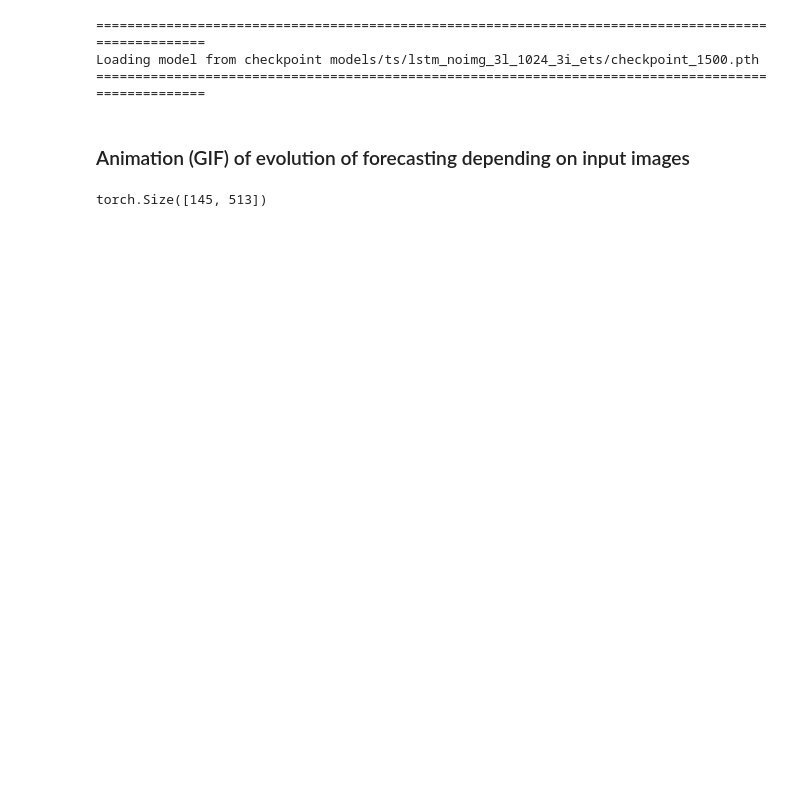
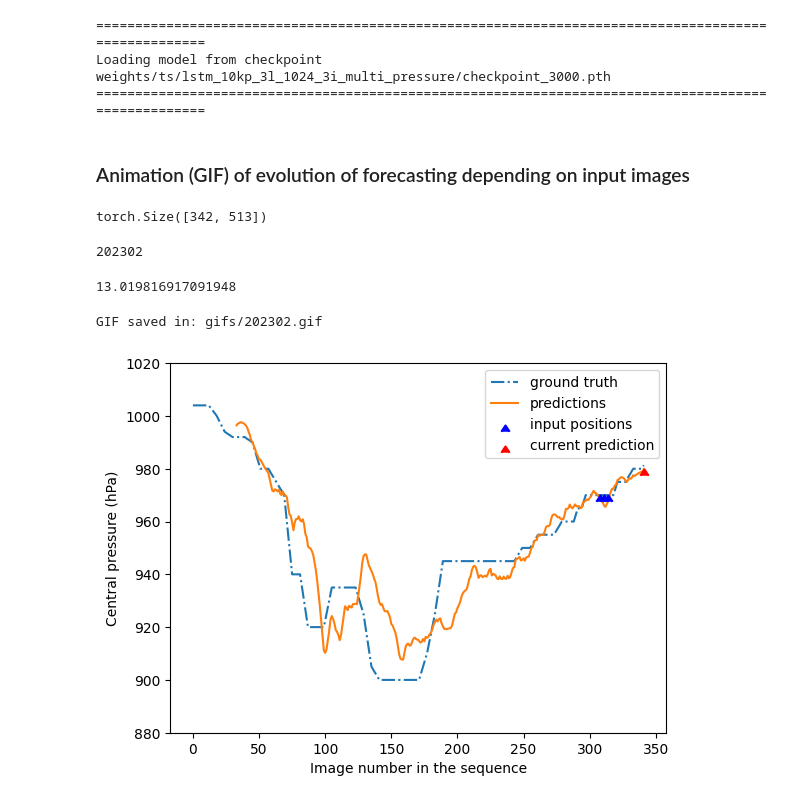
Before and after one commit to gafaua/typhoon-latent-forecast, a Jupyter notebook: tests.ipynb, the cells around one changed output. Saved outputs shown, nothing was run; the diff lists cells and outputs as text; code cells hidden in the pictures; blank space fills up the shorter version.

```diff
--- a/tests.ipynb
+++ b/tests.ipynb
@@ -81,14 +79,14 @@ model = LSTM(
     output_size=test_loader.dataset.dataset.num_preds
 )
 
-model = _load_checkpoint(model, "models/ts/lstm_10kp_3l_1024_3i_multi_pressure/checkpoint_3000.pth")
+model = _load_checkpoint(model, "weights/ts/lstm_10kp_3l_1024_3i_multi_pressure/checkpoint_3000.pth")
 model = model.eval()
 
 device = "cuda:0"
 model = model.to(device)
 # %% [output]
 ====================================================================================================
-Loading model from checkpoint models/ts/lstm_noimg_3l_1024_3i_ets/checkpoint_1500.pth
+Loading model from checkpoint weights/ts/lstm_10kp_3l_1024_3i_multi_pressure/checkpoint_3000.pth
 ====================================================================================================
 # %%
 loader=iter(test_loader)
@@ -145,16 +143,17 @@ def smooth_ema(predictions, alpha=0.9):
 # %%
 # Select which sequence to fetch to create output animation
 
-labels, seq_id = dataset.get_sequence("201719")
+labels, seq_id = dataset.get_sequence("202302")
 
 print(labels.shape)
 # %% [output]
-torch.Size([145, 513])
+torch.Size([342, 513])
 # %%
 from matplotlib import pyplot as plt
 from PIL import Image, ImageDraw, ImageFont, ImageOps
 from sklearn.metrics import root_mean_squared_error
 from tqdm import tqdm
+from os import makedirs
 
 
 def get_concat_h(im1, im2):
@@ -172,11 +171,11 @@ def get_plot(x, gt, preds, i):
     plt.plot(x, preds, label="predictions", zorder=5)
 
     # Hightlight inputs
-    #plt.scatter(x[dataset.slice_inputs(i)], [885]*3, marker=6, color="b", label="input positions", zorder=10)
+    plt.scatter(x[dataset.slice_inputs(i)], gt[dataset.slice_inputs(i)], marker=6, color="b", label="input positions", zorder=10)
     # Hightlight prediction
     plt.scatter(x[i+33], preds[i+33], marker=6, color="r", label="current prediction", zorder=10)
 
-    #plt.ylim(880, 1020)
+    plt.ylim(880, 1020)
     plt.xlabel("Image number in the sequence")
     plt.ylabel("Central pressure (hPa)")
     plt.legend()
@@ -187,7 +186,7 @@ def get_plot(x, gt, preds, i):
 
 
 # images, labels, seq_id = next(loader)[0]
-labels, seq_id = next(loader)[0]
+# labels, seq_id = next(loader)[0]
 print(seq_id)
 data = []
 
@@ -224,33 +223,40 @@ for i in range(len(triggers)):
     draw.text((453, 199), "t",fill="red", font=font)
 
     gif.append(im)
 
 
 preds, gt = zip(*data)
 preds = smooth_ema(preds, 0.5)
 #gt = (torch.Tensor(gt) == 6).float()
 #print(f1_score(gt, np.round(preds)))
 rmse = root_mean_squared_error(gt, preds)
 print(rmse)
 
 preds = [None]*pred_window + list(preds)
 
 if "grade" in labels_:
     gt = (labels[:pred_window, test_loader.dataset.dataset.y]==6).float().squeeze().tolist() + list(gt)
 elif "pressure" in labels_:
     gt = pressure(labels[:pred_window, test_loader.dataset.dataset.y].float().squeeze()).tolist() + list(gt)
 x = list(range(len(gt)))
 
 
 for i in tqdm(range(len(gif))):
     gif[i] = get_concat_h(gif[i], get_plot(x, gt, preds, i))
 
+makedirs("gifs", exist_ok=True)
+
 gif[0].save(f"gifs/{seq_id}.gif",
             save_all=True,
             append_images=gif[1:],
             optimize=False, duration=150, loop=200)
 
 print(f"GIF saved in: gifs/{seq_id}.gif")
+# %% [output]
+202302
+13.019816917091948
+GIF saved in: gifs/202302.gif
+[figure, added]
 # %%
 from os import makedirs
 
```
Also changed, not shown: parts of 2 cells of this notebook, 6 other files.
